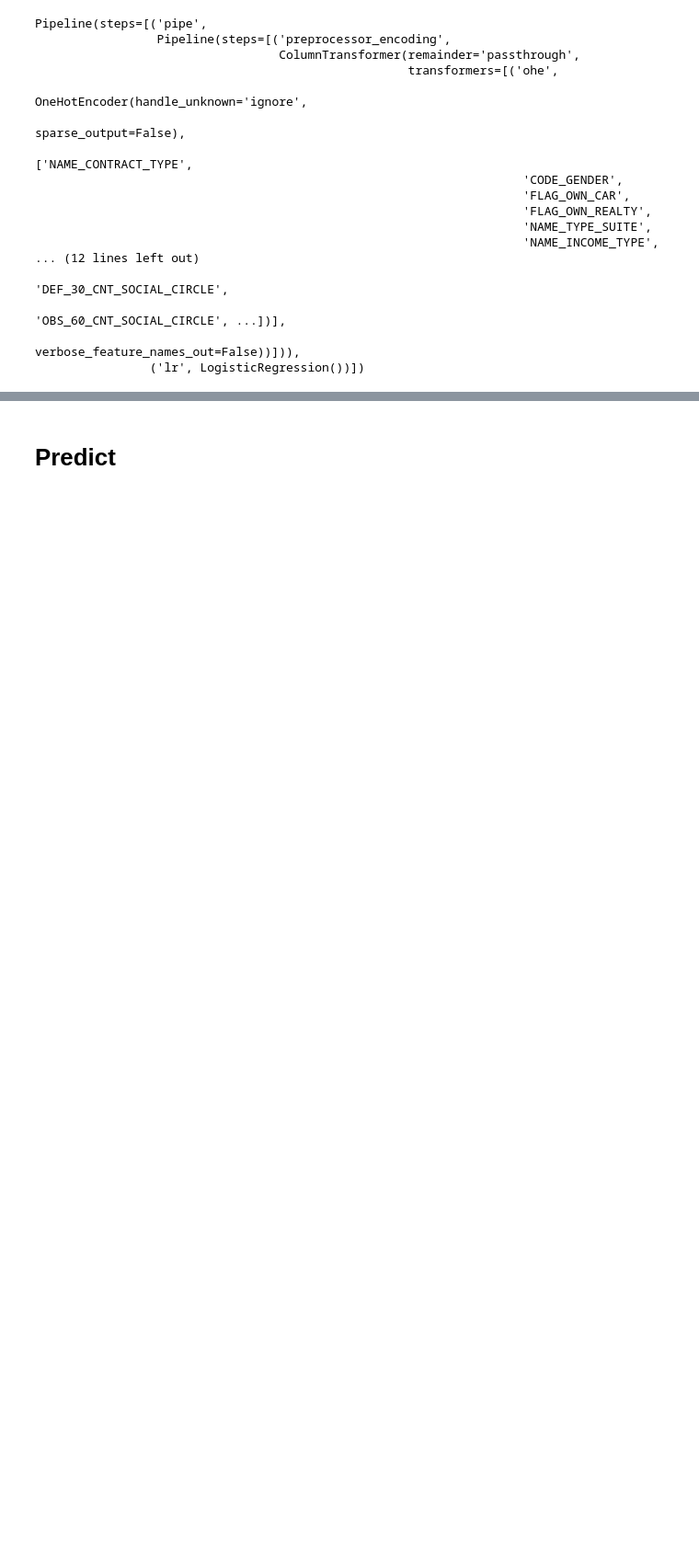
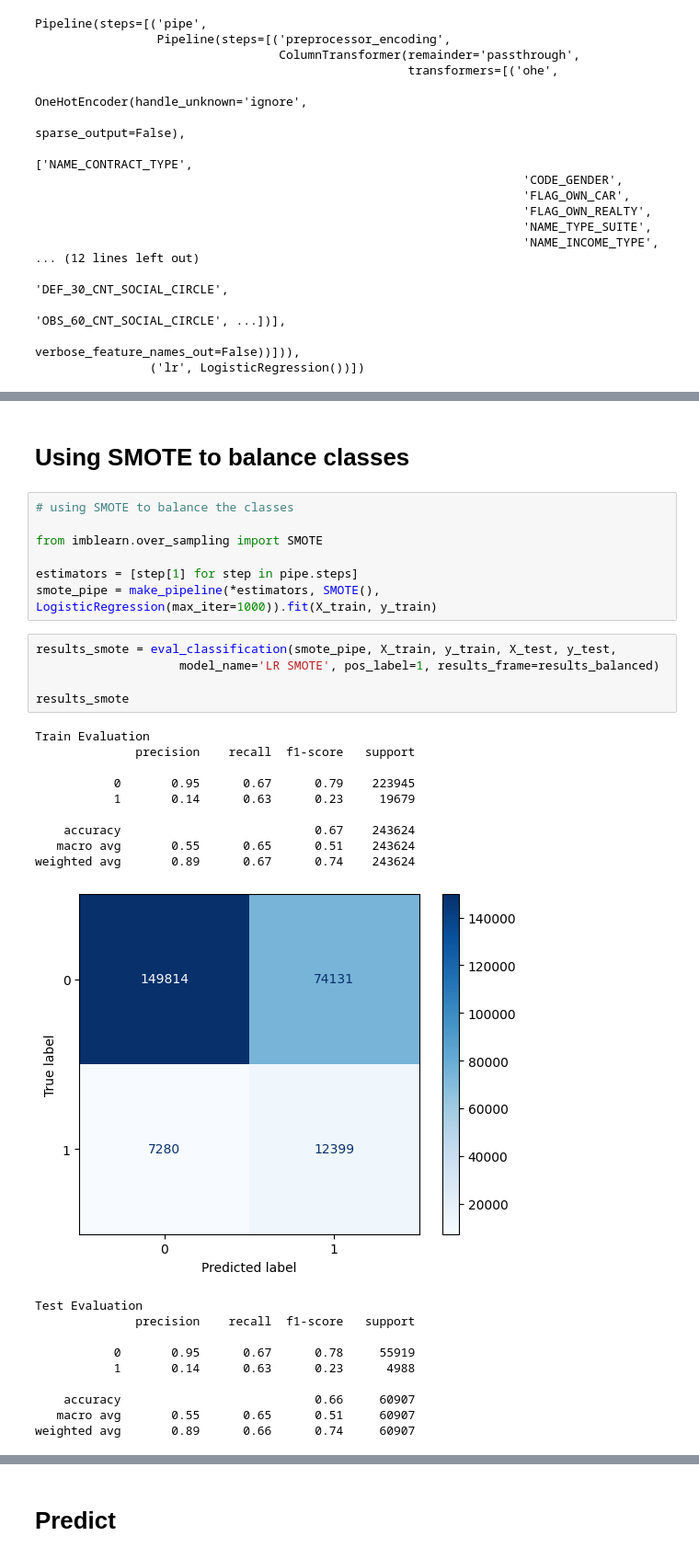
Before and after one commit to annahanslc/home-credit-default-risk-project, a Jupyter notebook: Project drafts/EDA_1_baseline_LR_weighted.ipynb, the cells around one changed output, grey strips where cells are left out. Shown at 92% size. Saved outputs shown, nothing was run; the diff lists cells and outputs as text; blank space fills up the shorter version.

```diff
--- a/EDA_1.ipynb
+++ b/Project drafts/EDA_1_baseline_LR_weighted.ipynb
@@ -475,0 +583,34 @@ weighted avg       0.88      0.92      0.88     60907
+# %% [markdown]
+# Using SMOTE to balance classes
+# %%
+# using SMOTE to balance the classes
+
+from imblearn.over_sampling import SMOTE
+
+estimators = [step[1] for step in pipe.steps]
+smote_pipe = make_pipeline(*estimators, SMOTE(), LogisticRegression(max_iter=1000)).fit(X_train, y_train)
+# %%
+results_smote = eval_classification(smote_pipe, X_train, y_train, X_test, y_test,
+                    model_name='LR SMOTE', pos_label=1, results_frame=results_balanced)
+
+results_smote
+# %% [output]
+Train Evaluation
+              precision    recall  f1-score   support
+
+           0       0.95      0.67      0.79    223945
+           1       0.14      0.63      0.23     19679
+
+    accuracy                           0.67    243624
+   macro avg       0.55      0.65      0.51    243624
+weighted avg       0.89      0.67      0.74    243624
+[figure, added]
+Test Evaluation
+              precision    recall  f1-score   support
+
+           0       0.95      0.67      0.78     55919
+           1       0.14      0.63      0.23      4988
+
+    accuracy                           0.66     60907
+   macro avg       0.55      0.65      0.51     60907
+weighted avg       0.89      0.66      0.74     60907
```
Also changed, not shown: parts of 13 cells of this notebook, 4 other files.
